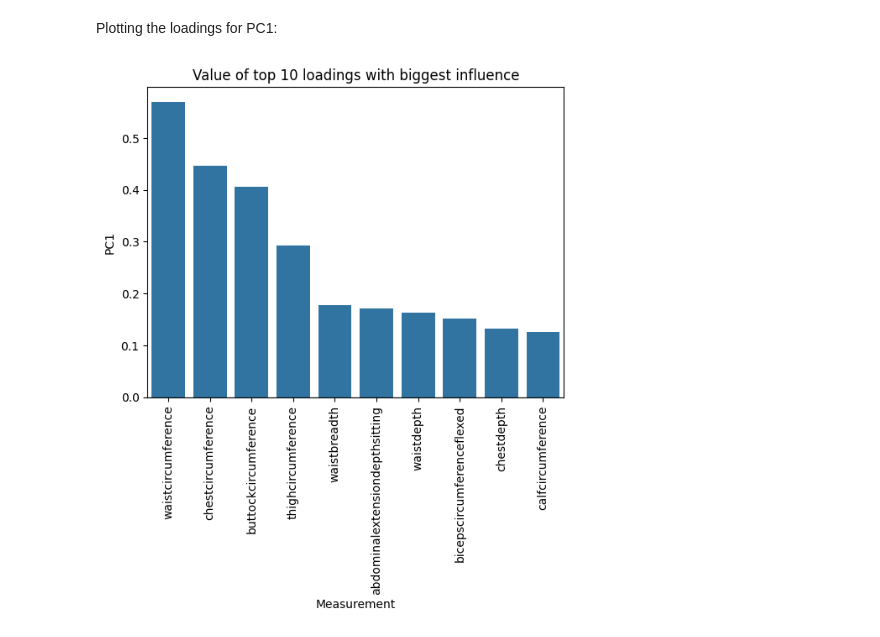
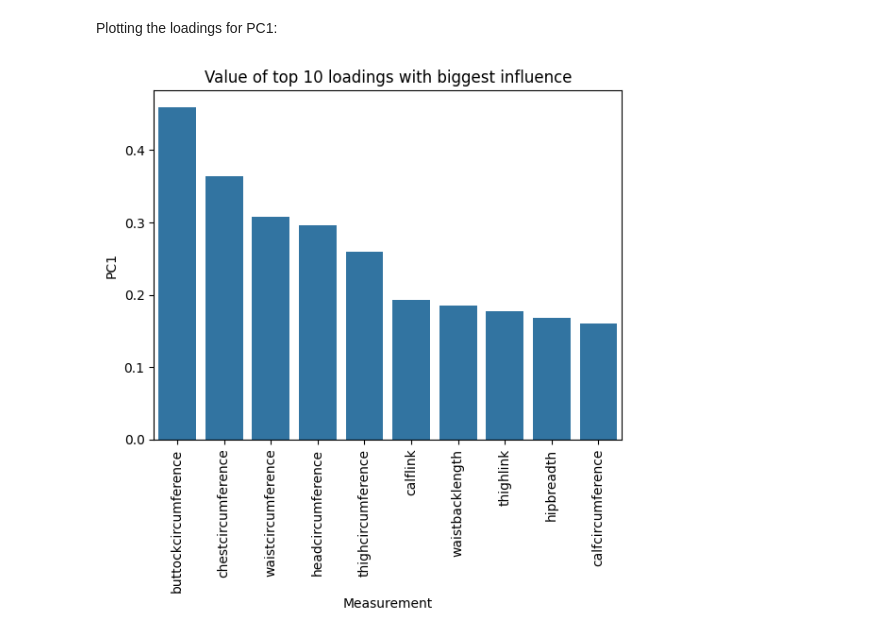
Before and after one commit to jobindjohn/anthromass, a Jupyter notebook: LV6Augusta/Kandidatprocess/PCA_divided_by_weight_and_stature.ipynb, the cells around one changed output. Saved outputs shown, nothing was run; the diff lists cells and outputs as text; code cells hidden in the pictures.

```diff
--- a/LV6Augusta/Kandidatprocess/PCA_divided_by_weight_and_stature.ipynb
+++ b/LV6Augusta/Kandidatprocess/PCA_divided_by_weight_and_stature.ipynb
@@ -26,7 +26,7 @@ def read_file():
     ansur['weightkg']=ansur['weightkg']/10
     ansur['shoulderheight']=ansur['acromialheight']-ansur['axillaheight']#upper trunk length
     ansur['middletrunklength']=ansur['chestheight']-ansur['waistheightomphalion']
-    ansur['lowertrunklength']=ansur['waistheightomphalion']-ansur['trochanterionheight']
+    ansur['lowetrunklength']=ansur['waistheightomphalion']-ansur['trochanterionheight']
     ansur['thighlink']=ansur['trochanterionheight']-ansur['lateralfemoralepicondyleheight']
     ansur['calflink']=ansur['lateralfemoralepicondyleheight']-ansur['lateralmalleolusheight']
     ansur['forearmlength']=ansur['forearmhandlength']-ansur['handlength']
@@ -78,12 +76,14 @@ Creating body sections form the mesaurments form ansur (sections based on the Ha
 ("all" is all the body sections together and not all the mesaurments from ANSURII)
 # %%
 head= ['bizygomaticbreadth','headbreadth','headcircumference','headlength','mentonsellionlength']
+
+ears = ['earbreadth','earlength','earprotrusion']
 
 upper_trunk = ['shoulderheight', 'chestcircumference','chestdepth','chestbreadth'] #'shoulderlength' interesting?
 
 middle_trunk = ['middletrunklength','waistbreadth','waistcircumference','waistdepth']
 
-lower_trunk = ['hipbreadth','lowertrunklength','buttockcircumference'] #Find a hip crcimference? Use buttock instead?
+lower_trunk = ['hipbreadth','lowetrunklength','buttockcircumference'] #Find a hip crcimference? Use buttock instead?
 
 thigh = ['thighcircumference','thighclearance','thighlink'] # 'lowerthighcircumference' ?
 
@@ -101,7 +101,7 @@ neck = ['neckcircumference','neckcircumferencebase']
 
 torso = ['abdominalextensiondepthsitting','bicristalbreadth','chestbreadth','chestcircumference','chestdepth','waistbacklength','waistbreadth','waistcircumference','waistdepth']
 
-all = ['bizygomaticbreadth','headbreadth','headcircumference','headlength','mentonsellionlength','shoulderheight', 'chestcircumference','chestdepth','chestbreadth','middletrunklength','waistbreadth','waistcircumference','waistdepth','hipbreadth','lowetrunklength','buttockcircumference','thighcircumference','thighclearance','thighlink','anklecircumference','calflink','calfcircumference','footbreadthhorizontal','footlength', 'balloffootcircumference',
+all = ['bizygomaticbreadth','headbreadth','headcircumference','headlength','mentonsellionlength','earbreadth','earlength','earprotrusion','shoulderheight', 'chestcircumference','chestdepth','chestbreadth','middletrunklength','waistbreadth','waistcircumference','waistdepth','hipbreadth','lowetrunklength','buttockcircumference','thighcircumference','thighclearance','thighlink','anklecircumference','calflink','calfcircumference','footbreadthhorizontal','footlength', 'balloffootcircumference',
 'handbreadth','handcircumference','handlength','bicepscircumferenceflexed','acromionradialelength','forearmcircumferenceflexed','wristcircumference','forearmlength','neckcircumference','neckcircumferencebase','waistbacklength','abdominalextensiondepthsitting','bicristalbreadth']
 # %% [markdown]
 ## Scale
@@ -436,7 +452,7 @@ def plot_loadings(data,subset: list,subsetname:str, number:int,ax=None):
         #sns.barplot(x=df_loadings.keys(), y=df_loadings_val[f'PC{number}'])
         sns.barplot(x=top_10_values.T.keys(), y=top_10_values[f'PC{number}'])
 
-        plt.title('Value of top 10 loadings with biggest influence')
+        plt.title(f'Value of top {len(top_10_values.T.keys())} loadings with biggest influence')
         plt.ylabel(f'PC{number}')
         plt.xlabel('Measurement')
         plt.axhline(0, color='black', linewidth=0.8)  # Lägg till en linje vid y=0
@@ -455,6 +471,6 @@ def plot_loadings(data,subset: list,subsetname:str, number:int,ax=None):
 # %% [markdown]
 Plotting the loadings for PC1:
 # %%
-plot_loadings(dubble_scaled,all,'All',1)
+plot_loadings(ansur_scaled_all,all,'All',1)
 # %% [output]
-[figure, old version]
+[figure, new version]
```
Also changed, not shown: parts of 14 cells of this notebook, 1 other file.
